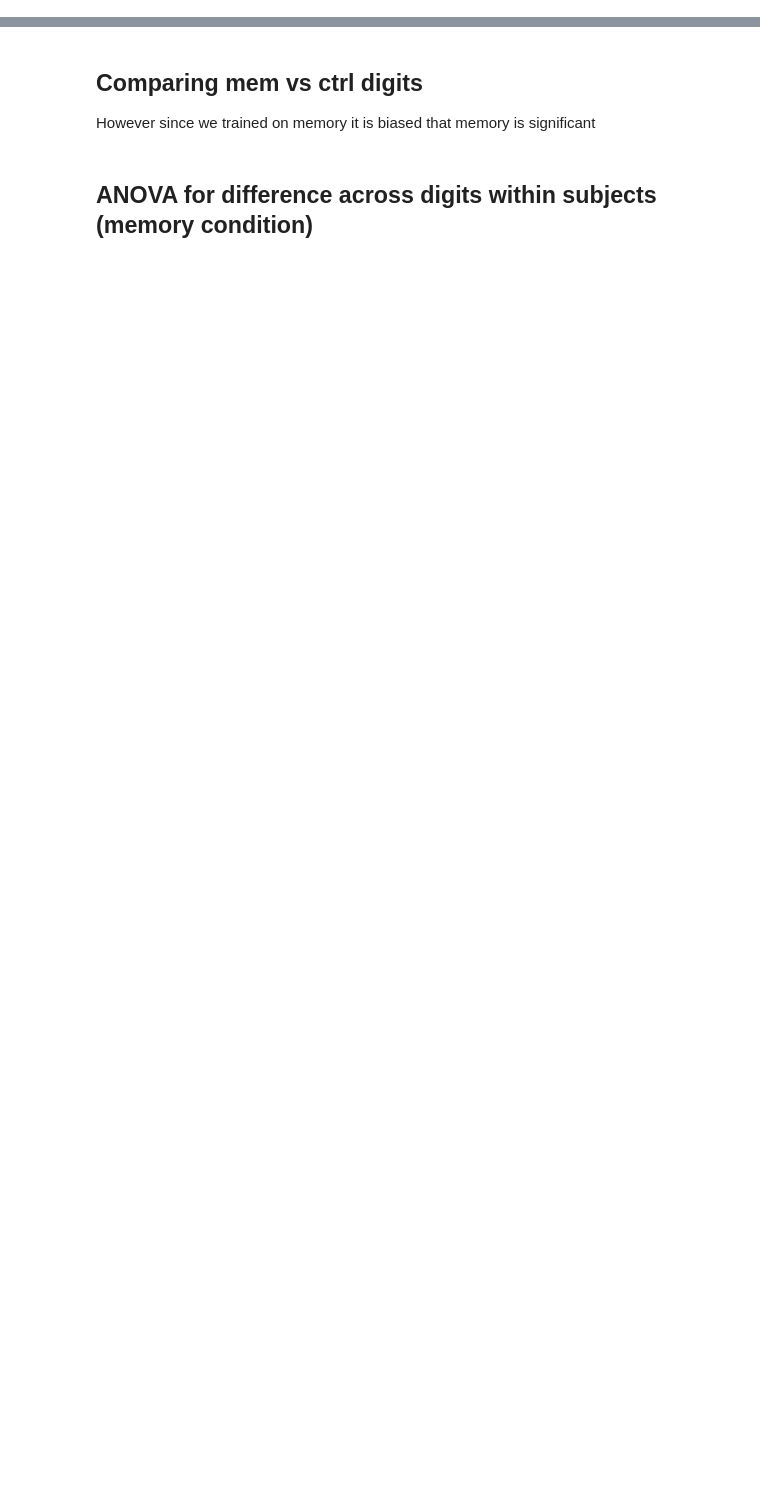
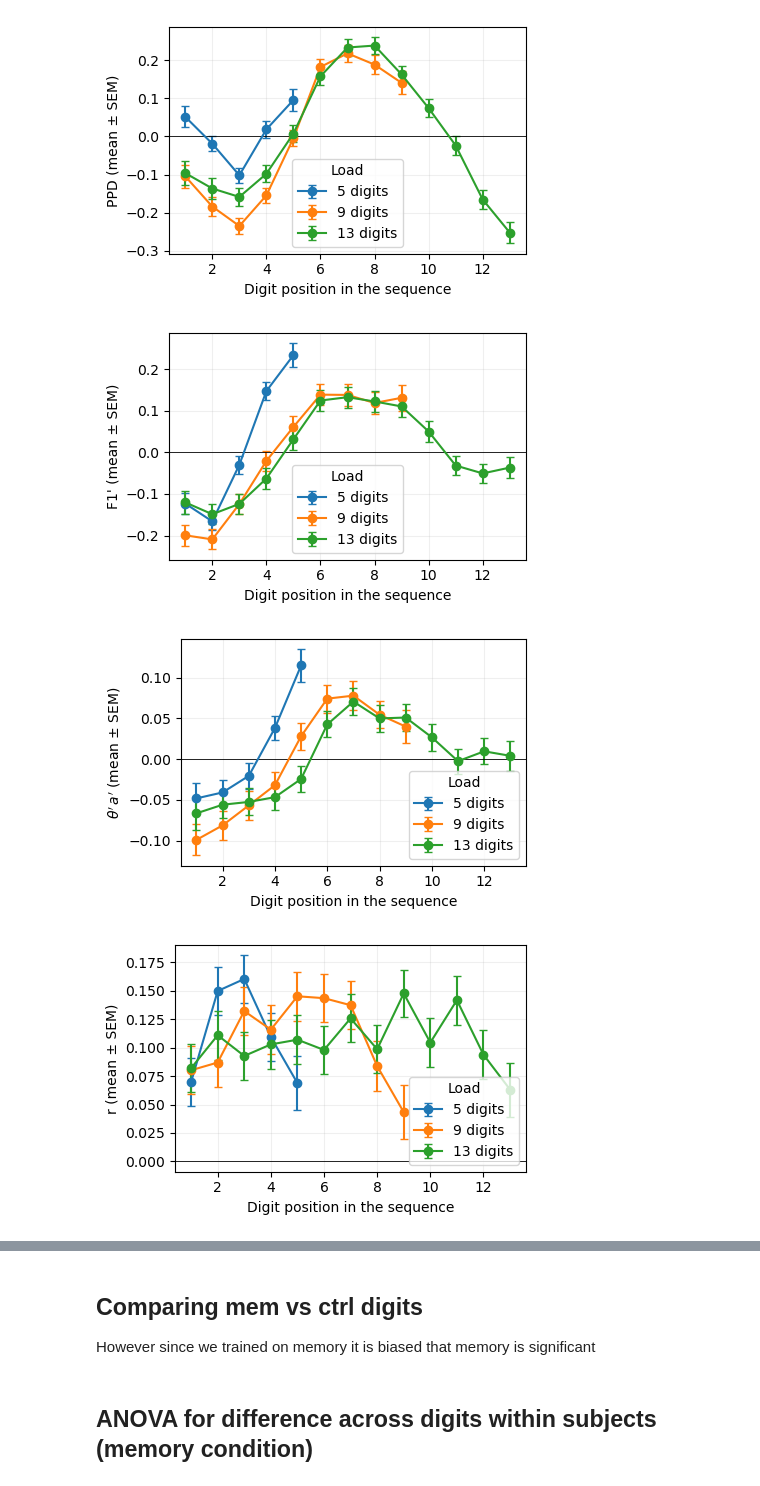
Before and after one commit to Claradavilaa/Special_course, a Jupyter notebook: THESIS/new_roll/WM_classifier copy.ipynb, the cells around one changed output, grey strips where cells are left out. Cells and saved outputs as stored; diff of their text form; code cells hidden in the pictures; blank space fills up the shorter version.

```diff
--- a/THESIS/new_roll/WM_classifier copy.ipynb
+++ b/THESIS/new_roll/WM_classifier copy.ipynb
@@ -436,2 +468,56 @@ Finished - saved per-trial and digit correlations with plain CCA.
+# %%
+import pandas as pd
+def parse_vec(s: str) -> np.ndarray:
+    return np.fromstring(s.strip('[]'), sep=' ')
+
+mem = pd.read_csv(r"C:\Users\cdd\Documents\Uni\Special_course\code\Special_course\THESIS\new_roll\mem_digit_level_cca_slow.csv")
+idx = 4  # the channel you want
+
+mem['eeg_channels'] = mem['eeg_channels'].apply(parse_vec)
+mem['eeg_sel'] = mem['eeg_channels'].apply(lambda a: a[idx])
+
+# Aggregate (mean ± SEM) per load × digit_pos, memory only
+agg = {"mean": "mean", "sem": "sem"}
+grand = {
+    "pupil": (mem.query("condition == 'memory'")
+              .groupby(['load','digit_pos'])['pupil'].agg(['mean','sem']).reset_index()),
+    "F1'": (mem.query("condition == 'memory'")
+              .groupby(['load','digit_pos'])['eeg_sel'].agg(['mean','sem']).reset_index()),
+    "eeg_cca_no_ch": (mem.query("condition == 'memory'")
+              .groupby(['load','digit_pos'])['eeg_cca_no_ch'].agg(['mean','sem']).reset_index()),
+    "r": (mem.query("condition == 'memory'")
+              .groupby(['load','digit_pos'])['r'].agg(['mean','sem']).reset_index()),
+}
+
+ylabels = {
+    "F1'": "F1' (mean ± SEM)",
+    "pupil": "PPD (mean ± SEM)",
+    "eeg_cca_no_ch": r"$\theta' \, a'$ (mean ± SEM)",
+    "r": "r (mean ± SEM)",
+}
+
+loads = [5, 9, 13]
+
+for name, df in grand.items():
+    plt.figure(figsize=(4.5,3))
+    for L in loads:
+        sub = df[df["load"] == L].copy()
+        # ensure numeric and sorted x
+        sub["digit_pos"] = pd.to_numeric(sub["digit_pos"], errors="coerce")
+        sub = sub.dropna(subset=["digit_pos"]).sort_values("digit_pos")
+        plt.errorbar(sub["digit_pos"], sub["mean"], yerr=sub["sem"], marker="o", linestyle="-", capsize=3, label=f"{L} digits")
+    plt.axhline(0, lw=.6, color="k")
+    plt.xlabel("Digit position in the sequence")
+    plt.ylabel(ylabels.get(name, f"{name} (mean ± SEM)"))
+    #plt.title(f"Grand {name} vs. digit position (memory)")
+    plt.legend(title="Load")
+    plt.grid(alpha=.2)
+    plt.tight_layout()
+    # plt.show()  # optional in notebooks
+# %% [output]
+[figure, added]
+[figure, added]
+[figure, added]
+[figure, added]
 # %%
 import pandas as pd
```
Also changed, not shown: parts of 38 cells of this notebook, 3 other files.
